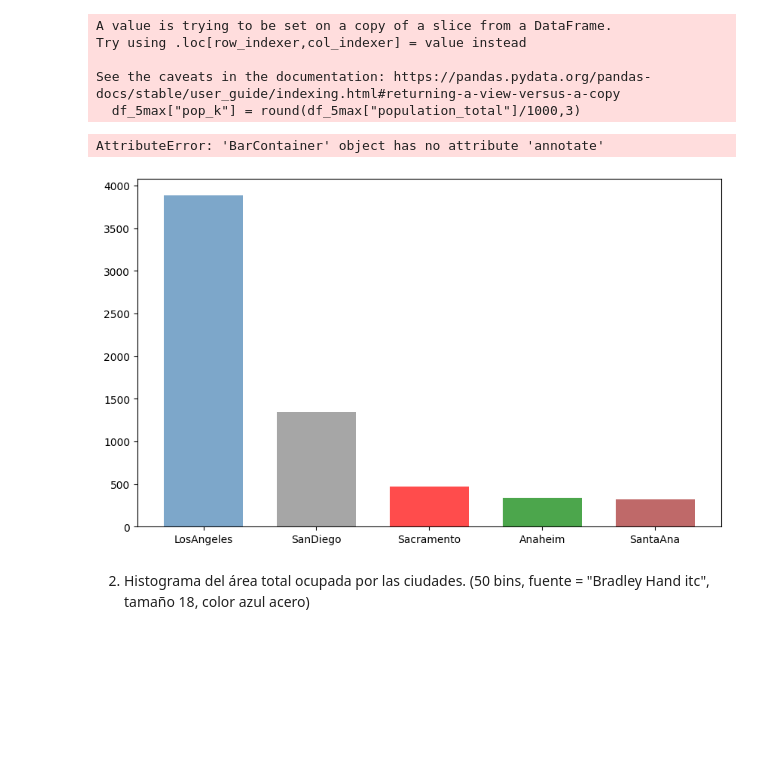
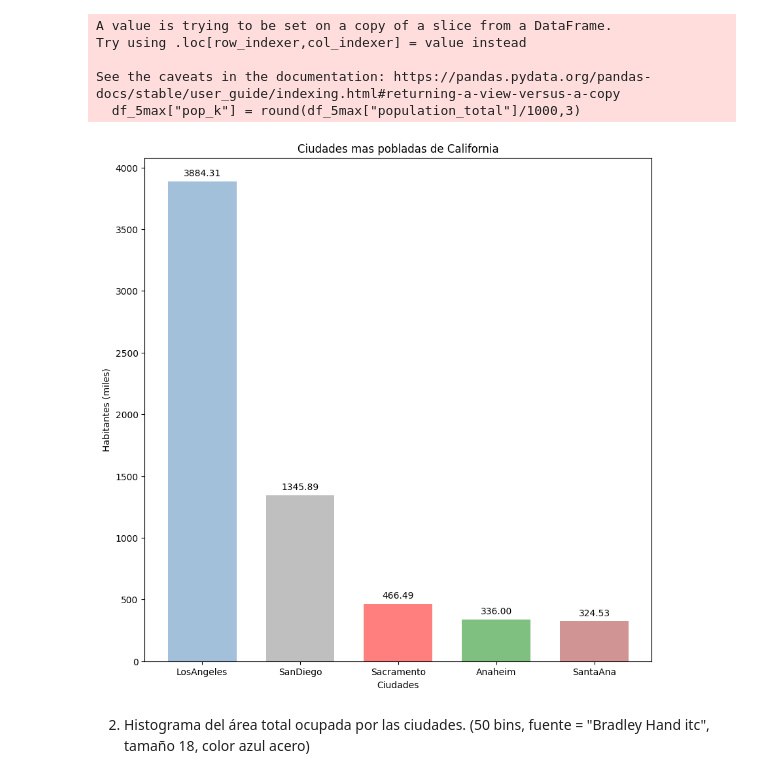
Before and after one commit to PIPM2001/DS_Online_Feb24_Exercises, a Jupyter notebook: 03_Analisis_de_Datos/Sprint_08/Unidad_01/Practica_Obligatoria/18_Practica_Obligatoria_Visualizacion_Basica.ipynb, the cells around one changed output. Drawn from its saved outputs; the diff is of its cells as text; code cells hidden in the pictures; blank space fills up the shorter version.

```diff
--- a/03_Analisis_de_Datos/Sprint_08/Unidad_01/Practica_Obligatoria/18_Practica_Obligatoria_Visualizacion_Basica.ipynb
+++ b/03_Analisis_de_Datos/Sprint_08/Unidad_01/Practica_Obligatoria/18_Practica_Obligatoria_Visualizacion_Basica.ipynb
@@ -124,34 +124,19 @@ See the caveats in the documentation: https://pandas.pydata.org/pandas-docs/stab
 # %%
 x1 = df_5max.sort_values("pop_k", ascending=False)["city"]
 y1 = df_5max.sort_values("pop_k", ascending=False)["pop_k"]
 
-#fig,axes = plt.subplots(1,1)
-plt.figure(figsize=(10, 6))
-ax = plt.bar(x1,y1, color = ["steelblue","grey", "red", "green", "brown"], alpha=.7, width=.7)
+fig,ax = plt.subplots(1,1, figsize =(10,10))
+ax.bar(x1,y1, color = ["steelblue","grey", "red","green", "brown"], alpha=.5, width=.7)
+ax.set_title("Ciudades mas pobladas de California")
+ax.set_xlabel("Ciudades")
+ax.set_ylabel("Habitantes (miles)");
 
 for p in ax.patches:
                 height = p.get_height()
                 ax.annotate(f'{height:.2f}', (p.get_x() + p.get_width() / 2., height),
                             ha='center', va='center', xytext=(0, 9), textcoords='offset points')
-
-plt.show()
-#v = ax.bar(x1,y1)
-#print(v)
-'''v,g = ax.bar(x1,y1)
-for i, rect in enumerate(g):
-    posx = rect.get_x()
-    posy = rect.get_height()
-    ax.text(posx + 0.03, posy + 30, int(v[i]), color='black', fontsize = 8)
-plt.show()'''
-#y1_ax = y1.plot(xlabel=x1, kind="bar",  width=.7, alpha=.7, color = ["steelblue","grey", "red", "green", "brown"])
-#for p in y1_ax.patches:
-#    y1_ax.annotate(np.round(p.get_height(),decimals=3), (p.get_x()+p.get_width()/2., p.get_height()), ha='center', va='center', xytext=(0, 10), textcoords='offset points')
-
-#plt.bar(x1,y1, color = ["steelblue","grey", "red", "green", "brown"], alpha=.7, width=.7);
-#plt.bar(x1,y1, color = ["steelblue","grey", "red", "green", "brown"], alpha=.7, width=.7);
 # %% [output]
-AttributeError: 'BarContainer' object has no attribute 'annotate'
-[figure, old version]
+[figure, new version]
 # %% [markdown]
 2. Histograma del área total ocupada por las ciudades. (50 bins, fuente = "Bradley Hand itc", tamaño 18, color azul acero)
 # %%
```
Also changed, not shown: parts of 3 cells of this notebook, 1 other file.
